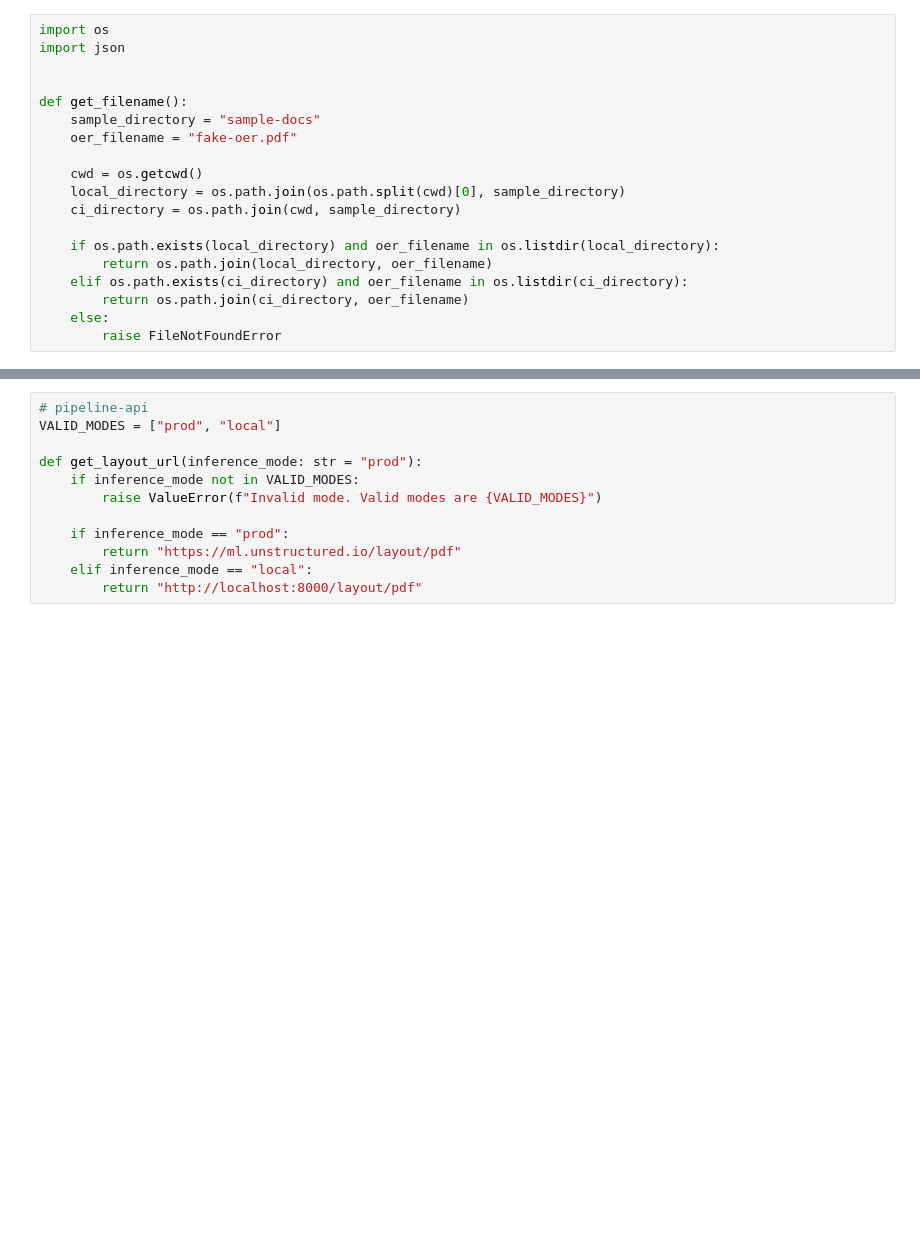
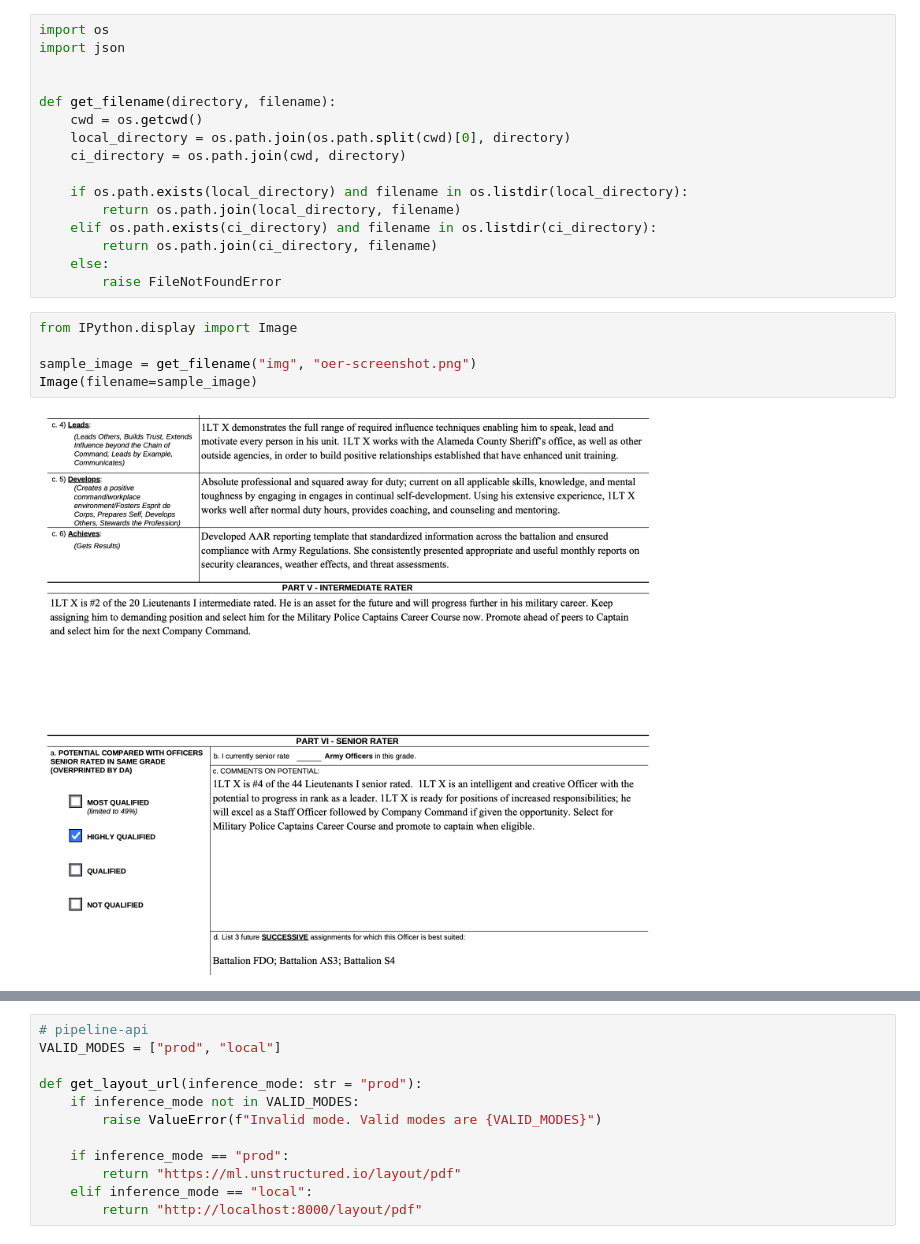
Before and after one commit to Unstructured-IO/pipeline-oer, a Jupyter notebook: pipeline-notebooks/pipeline-comments.ipynb, the cells around one changed output, grey strips where cells are left out. Drawn from its saved outputs; the diff is of its cells as text; blank space fills up the shorter version.

```diff
--- a/pipeline-notebooks/pipeline-comments.ipynb
+++ b/pipeline-notebooks/pipeline-comments.ipynb
@@ -6,17 +9,21 @@ import os
 import json
 
 
-def get_filename():
-    sample_directory = "sample-docs"
-    oer_filename = "fake-oer.pdf"
+def get_filename(directory, filename):
+    cwd = os.getcwd()
+    local_directory = os.path.join(os.path.split(cwd)[0], directory)
+    ci_directory = os.path.join(cwd, directory)
 
-    cwd = os.getcwd()
-    local_directory = os.path.join(os.path.split(cwd)[0], sample_directory)
-    ci_directory = os.path.join(cwd, sample_directory)
-
-    if os.path.exists(local_directory) and oer_filename in os.listdir(local_directory):
-        return os.path.join(local_directory, oer_filename)
-    elif os.path.exists(ci_directory) and oer_filename in os.listdir(ci_directory):
-        return os.path.join(ci_directory, oer_filename)
+    if os.path.exists(local_directory) and filename in os.listdir(local_directory):
+        return os.path.join(local_directory, filename)
+    elif os.path.exists(ci_directory) and filename in os.listdir(ci_directory):
+        return os.path.join(ci_directory, filename)
     else:
         raise FileNotFoundError
+# %%
+from IPython.display import Image
+
+sample_image = get_filename("img", "oer-screenshot.png")
+Image(filename=sample_image)
+# %% [output]
+[figure, added]
```
Also changed, not shown: parts of 31 cells of this notebook, 5 other files.
